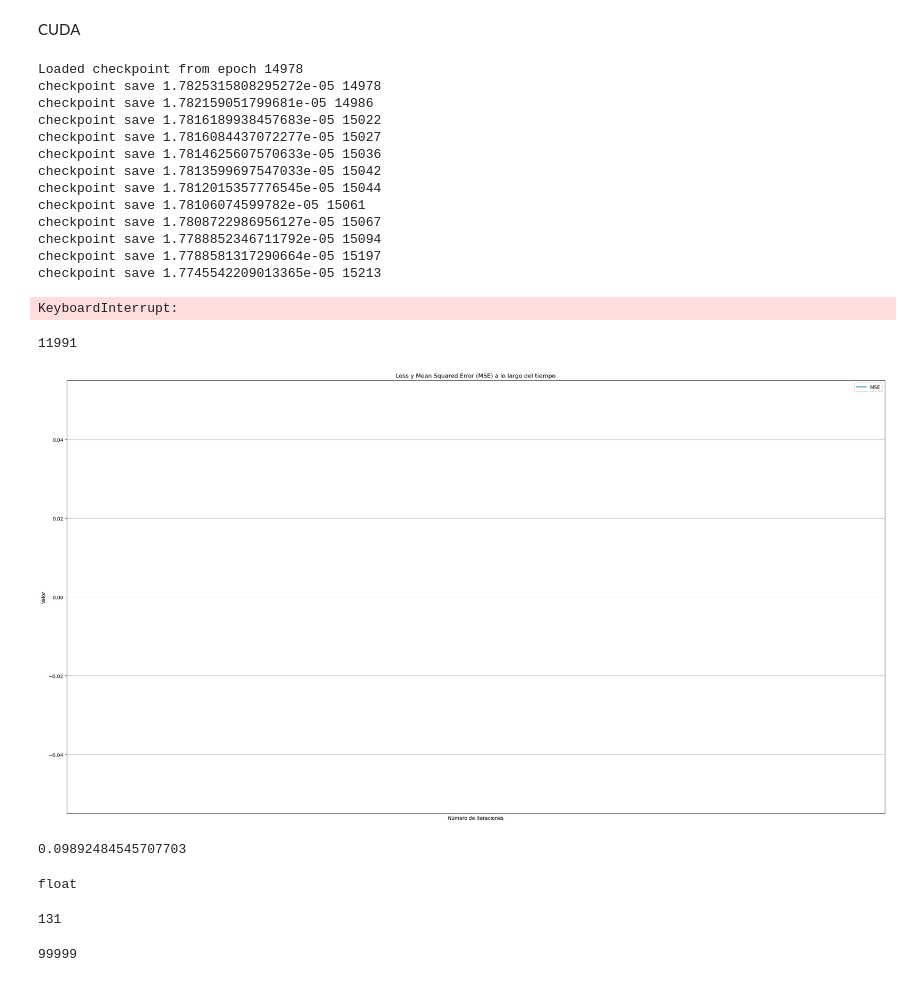
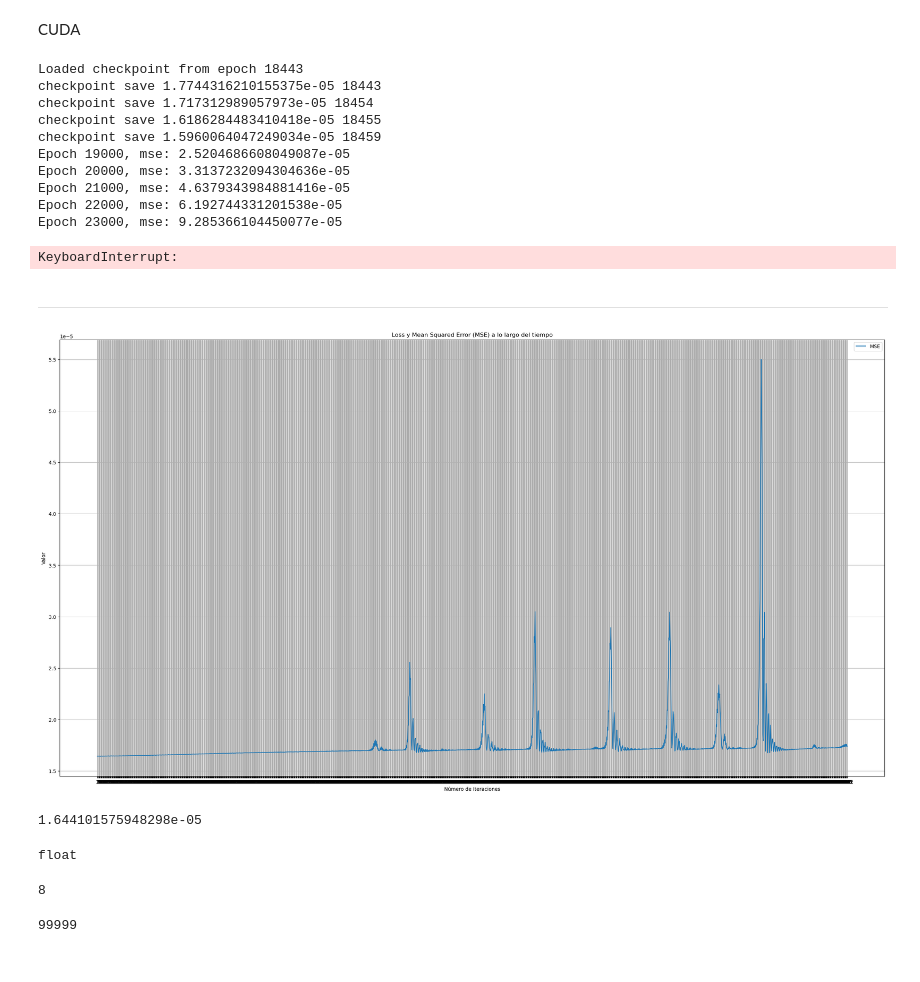
Before and after one commit to Galo0000/Proyectos-en-Python, a Jupyter notebook: Bot cryptos/Crypto/lstm.ipynb, the cells around one changed output. Cells and saved outputs as stored; diff of their text form; code cells hidden in the pictures.

```diff
--- a/Bot cryptos/Crypto/lstm.ipynb
+++ b/Bot cryptos/Crypto/lstm.ipynb
@@ -15,7 +15,7 @@ print("Dispositivo actual:", device)
 Dispositivo actual: cuda
 # %%
 # Cargar datos
-df = pd.read_pickle('./Datasets/df_ETHUSDT_4h.pickle')
+df = pd.read_pickle('./Datasets/df_BTCUSDT_4hs.pickle')
 df.head()
 # %% [output]
 |  | Date | Open | High | Low | Close | Volume | RSI | EMA20 | EMA40 | EMA60 | fastk | ... |
@@ -60,7 +60,7 @@ def load_checkpoint():
         model.load_state_dict(checkpoint['model_state_dict'])
         optimizer.load_state_dict(checkpoint['optimizer_state_dict'])
         epoch = checkpoint['epoch']
-        lista_loss.extend(checkpoint['lista_loss'])
+        #lista_loss.extend(checkpoint['lista_loss'])
         print(f"Loaded checkpoint from epoch {epoch}")
         return epoch
     else:
@@ -93,0 +99,15 @@ class ComplexLSTM(nn.Module):
+# %%
+seq_length = 10
+sequences = []
+target = []
+for i in range(len(data) - seq_length):
+    seq = data[i:i+seq_length, :]
+    label = data[i+seq_length, 3]  # Se asume que la columna 3 es 'Close'
+    sequences.append(seq)
+    target.append(label)
+
+# Convertir las listas a numpy arrays y luego a tensores de PyTorch
+sequences = np.array(sequences)
+#target = np.array(target)
+#train_sequences = torch.tensor(sequences, dtype=torch.float32).cuda()
+#train_target = torch.tensor(target, dtype=torch.float32).view(-1, 1).cuda()
@@ -97,13 +161,14 @@ CUDA
 # Parámetros
 seq_length = 10  # Longitud de la secuencia
 train_size = 0.8  # Porcentaje de datos para entrenamiento
-inputs = len(df.columns[1::])  # Número de características de entrada
 
 loss_function = nn.MSELoss()
 
 # Normalizar los datos
 data = df[df.columns[1::]].values
 data = (data - data.min(axis=0)) / (data.max(axis=0) - data.min(axis=0))
+
+inputs = data.shape[1]
 
 # Dividir los datos en entrenamiento y evaluación
 train_size = int(len(data) * train_size)
@@ -130,12 +195,12 @@ lista_loss = []
 lista_mse = []
 min_mse = 0.0001
 # Ruta para guardar los checkpoints
-checkpoint_path = 'checkpoints/model_checkpoint.pth'
+checkpoint_path = 'checkpoints/save_BTC_4hs.pth'
 
 # Cargar un posible checkpoint
 start_epoch = load_checkpoint()
 
-epochs = 100000
+epochs = 300000
 
 # Continuar entrenamiento desde el último epoch
 for i in range(start_epoch, epochs+1):
@@ -149,13 +214,12 @@ for i in range(start_epoch, epochs+1):
     optimizer.step()
     lista_loss.append(loss.item())
 
-    # Evaluación del modelo
     model.eval()
-    eval_predictions = []
-    with torch.no_grad():
-        eval_predictions = model(eval_sequences)
-    mse = mean_squared_error(eval_target.cpu(), eval_predictions.cpu())
-    lista_mse.append(mse.item())
+    eval_predictions = model(eval_sequences.to('cuda'))
+    eval_target_cpu = eval_target.to('cpu')
+    mse = mean_squared_error(eval_target_cpu.detach().numpy(), eval_predictions.cpu().detach().numpy())
+    mse_value = mse.item()
+    lista_mse.append(mse_value)
     #print(f'Mean Squared Error (MSE): {mse}')
 
     if min_mse > mse:
@@ -170,8 +234,8 @@ for i in range(start_epoch, epochs+1):
         print(f'checkpoint save {mse} {i}')
         min_mse = mse
 
-    #if i % 100 == 0:
-    #    print(f'Epoch {i}, loss: {loss.item()}')
+    if i % 1000 == 0:
+        print(f'Epoch {i}, mse: {mse}')
     #    # Evaluación del modelo
     #    model.eval()
     #    eval_predictions = []
@@ -205,52 +269,47 @@ plt.plot(eval_predictions.cpu(), label='Predicted')
 plt.legend()
 plt.show()
 # %% [output]
-Loaded checkpoint from epoch 14978
-checkpoint save 1.7825315808295272e-05 14978
-checkpoint save 1.782159051799681e-05 14986
-checkpoint save 1.7816189938457683e-05 15022
-checkpoint save 1.7816084437072277e-05 15027
-checkpoint save 1.7814625607570633e-05 15036
-checkpoint save 1.7813599697547033e-05 15042
-checkpoint save 1.7812015357776545e-05 15044
-checkpoint save 1.78106074599782e-05 15061
-checkpoint save 1.7808722986956127e-05 15067
-checkpoint save 1.7788852346711792e-05 15094
-checkpoint save 1.7788581317290664e-05 15197
-checkpoint save 1.7745542209013365e-05 15213
+Loaded checkpoint from epoch 18443
+checkpoint save 1.7744316210155375e-05 18443
+checkpoint save 1.717312989057973e-05 18454
+checkpoint save 1.6186284483410418e-05 18455
+checkpoint save 1.5960064047249034e-05 18459
+Epoch 19000, mse: 2.5204686608049087e-05
+Epoch 20000, mse: 3.3137232094304636e-05
+Epoch 21000, mse: 4.6379343984881416e-05
+Epoch 22000, mse: 6.192744331201538e-05
+Epoch 23000, mse: 9.285366104450077e-05
 KeyboardInterrupt:
-# %%
-len(lista_mse)
-# %% [output]
-11991
+# %% [markdown]
+***
 # %%
 #temp_lista_loss = lista_loss[0:2000]
-temp_lista_mse = lista_mse[15100:15400]
+temp_lista_mse = lista_mse
 
 # Crear una lista de índices para representar el tamaño de la lista
 indices = list(range(1, len(temp_lista_mse) + 1))
 
 # Establecer el tamaño de la figura
 plt.figure(figsize=(30, 16))
 
 # Trazar el gráfico
 #plt.plot(indices, lista_loss, label='Loss')
 plt.plot(indices, temp_lista_mse, label='MSE')
 
 # Etiquetas y título
 plt.xlabel('Número de Iteraciones')
 plt.ylabel('Valor')
 plt.title('Loss y Mean Squared Error (MSE) a lo largo del tiempo')
 plt.legend()
 plt.xticks(indices)
 plt.grid(True)
 plt.show()
 # %% [output]
-[figure, old version]
+[figure, new version]
 # %%
 lista_mse[0]
 # %% [output]
-0.09892484545707703
+1.644101575948298e-05
 # %%
 type(lista_mse[0])
 # %% [output]
@@ -258,7 +317,7 @@ float
 # %%
 lista_mse.index(min(lista_mse))
 # %% [output]
-131
+8
 # %%
 mean_list = []
 max = 1
```
Also changed, not shown: parts of 21 cells of this notebook, 8 other files.
